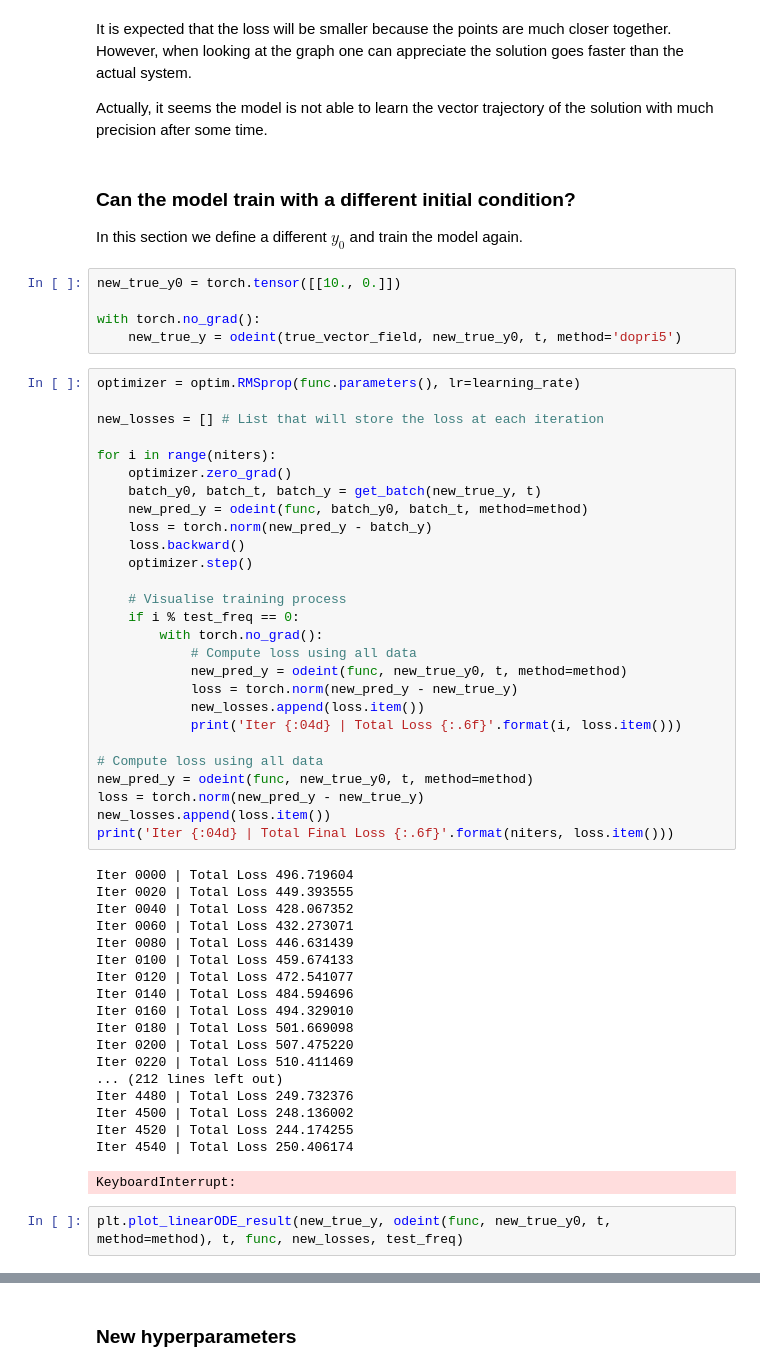
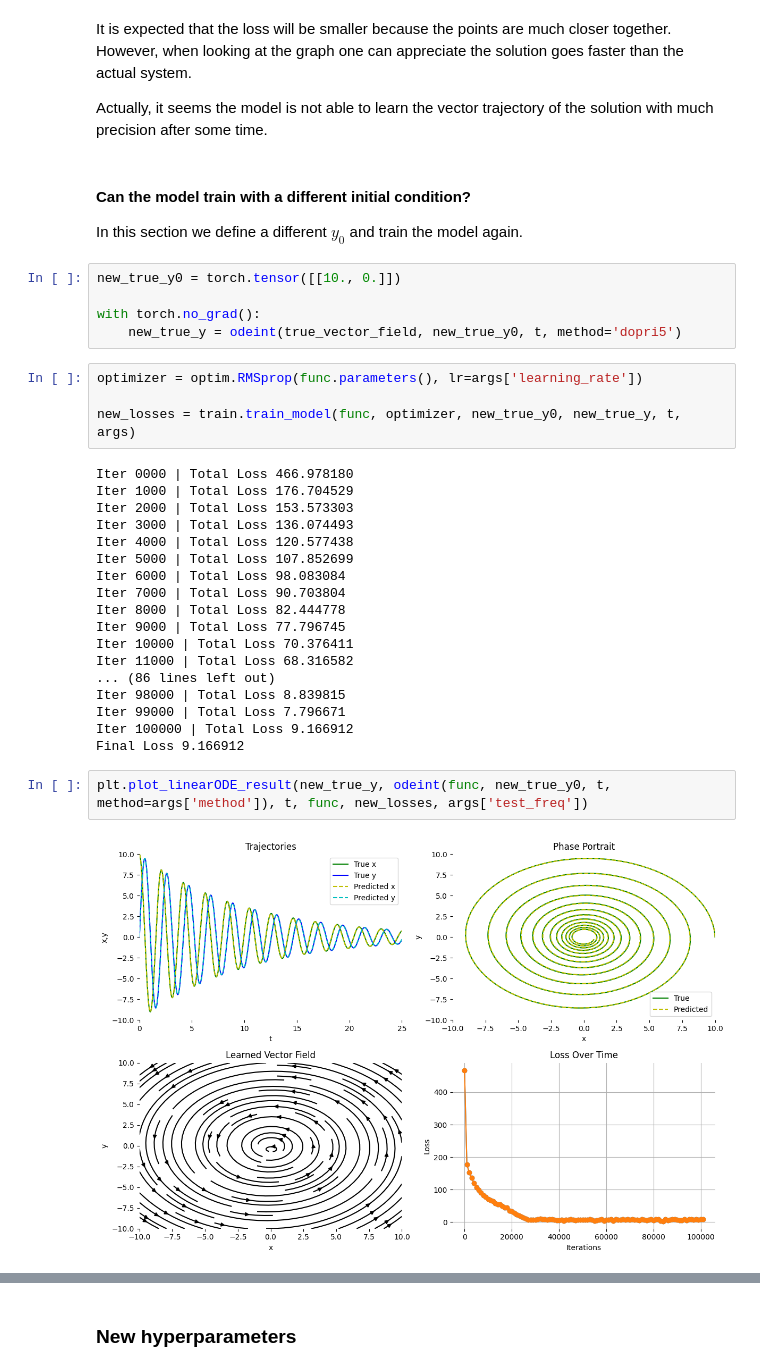
Before and after one commit to pbaldisa/neural-odes, a Jupyter notebook: application_examples/simple_systems/linearODE.ipynb, the cells around one changed output, grey strips where cells are left out. Cells and saved outputs as stored; diff of their text form.

```diff
--- a/application_examples/simple_systems/linearODE.ipynb
+++ b/application_examples/simple_systems/linearODE.ipynb
@@ -160,7 +136,7 @@ It is expected that the loss will be smaller because the points are much closer
 
 Actually, it seems the model is not able to learn the vector trajectory of the solution with much precision after some time.
 # %% [markdown]
-### Can the model train with a different initial condition?
+#### Can the model train with a different initial condition?
 
 In this section we define a different $y_0$ and train the model again.
 # %%
@@ -169,50 +145,28 @@ new_true_y0 = torch.tensor([[10., 0.]])
 with torch.no_grad():
     new_true_y = odeint(true_vector_field, new_true_y0, t, method='dopri5')
 # %%
-optimizer = optim.RMSprop(func.parameters(), lr=learning_rate)
+optimizer = optim.RMSprop(func.parameters(), lr=args['learning_rate'])
 
-new_losses = [] # List that will store the loss at each iteration
-
-for i in range(niters):
-    optimizer.zero_grad()
-    batch_y0, batch_t, batch_y = get_batch(new_true_y, t)
-    new_pred_y = odeint(func, batch_y0, batch_t, method=method)
-    loss = torch.norm(new_pred_y - batch_y)
-    loss.backward()
-    optimizer.step()
-
-    # Visualise training process
-    if i % test_freq == 0:
-        with torch.no_grad():
-            # Compute loss using all data
-            new_pred_y = odeint(func, new_true_y0, t, method=method)
-            loss = torch.norm(new_pred_y - new_true_y)
-            new_losses.append(loss.item())
-            print('Iter {:04d} | Total Loss {:.6f}'.format(i, loss.item()))
-
-# Compute loss using all data
-new_pred_y = odeint(func, new_true_y0, t, method=method)
-loss = torch.norm(new_pred_y - new_true_y)
-new_losses.append(loss.item())
-print('Iter {:04d} | Total Final Loss {:.6f}'.format(niters, loss.item()))
+new_losses = train.train_model(func, optimizer, new_true_y0, new_true_y, t, args)
 # %% [output]
-Iter 0000 | Total Loss 496.719604
-Iter 0020 | Total Loss 449.393555
-Iter 0040 | Total Loss 428.067352
-Iter 0060 | Total Loss 432.273071
-Iter 0080 | Total Loss 446.631439
-Iter 0100 | Total Loss 459.674133
-Iter 0120 | Total Loss 472.541077
-Iter 0140 | Total Loss 484.594696
-Iter 0160 | Total Loss 494.329010
-Iter 0180 | Total Loss 501.669098
-Iter 0200 | Total Loss 507.475220
-Iter 0220 | Total Loss 510.411469
-... (212 lines left out)
-Iter 4480 | Total Loss 249.732376
-Iter 4500 | Total Loss 248.136002
-Iter 4520 | Total Loss 244.174255
-Iter 4540 | Total Loss 250.406174
+Iter 0000 | Total Loss 466.978180
+Iter 1000 | Total Loss 176.704529
+Iter 2000 | Total Loss 153.573303
+Iter 3000 | Total Loss 136.074493
+Iter 4000 | Total Loss 120.577438
+Iter 5000 | Total Loss 107.852699
+Iter 6000 | Total Loss 98.083084
+Iter 7000 | Total Loss 90.703804
+Iter 8000 | Total Loss 82.444778
+Iter 9000 | Total Loss 77.796745
+Iter 10000 | Total Loss 70.376411
+Iter 11000 | Total Loss 68.316582
+... (86 lines left out)
+Iter 98000 | Total Loss 8.839815
+Iter 99000 | Total Loss 7.796671
+Iter 100000 | Total Loss 9.166912
+Final Loss 9.166912
-KeyboardInterrupt:
 # %%
-plt.plot_linearODE_result(new_true_y, odeint(func, new_true_y0, t, method=method), t, func, new_losses, test_freq)
+plt.plot_linearODE_result(new_true_y, odeint(func, new_true_y0, t, method=args['method']), t, func, new_losses, args['test_freq'])
+# %% [output]
+[figure, added]
```
Also changed, not shown: parts of 46 cells of this notebook, 1 other file.
